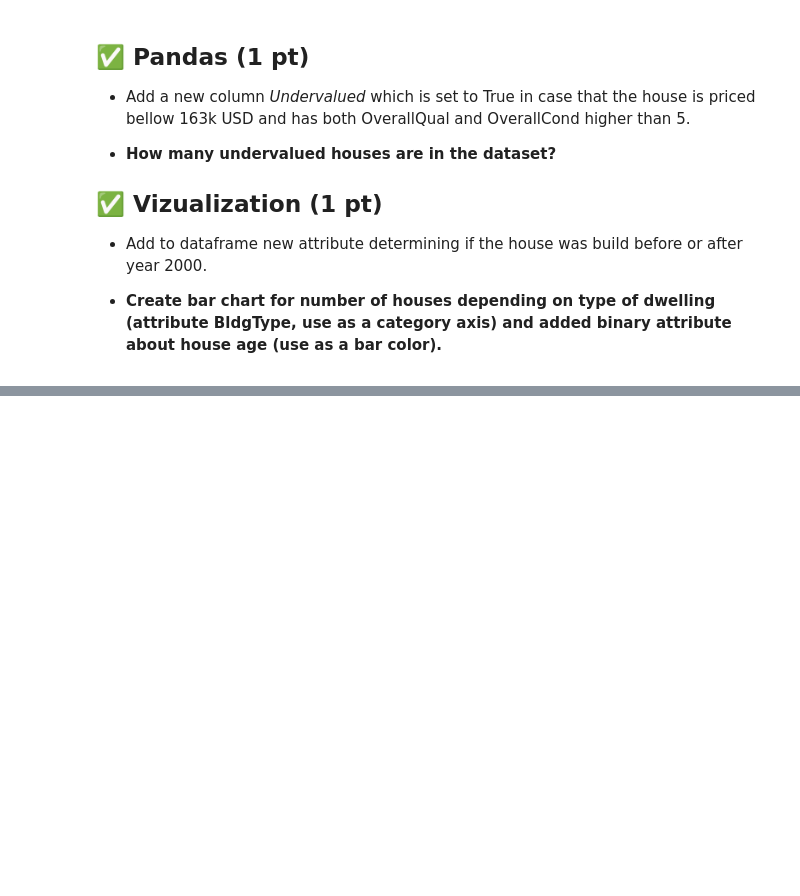
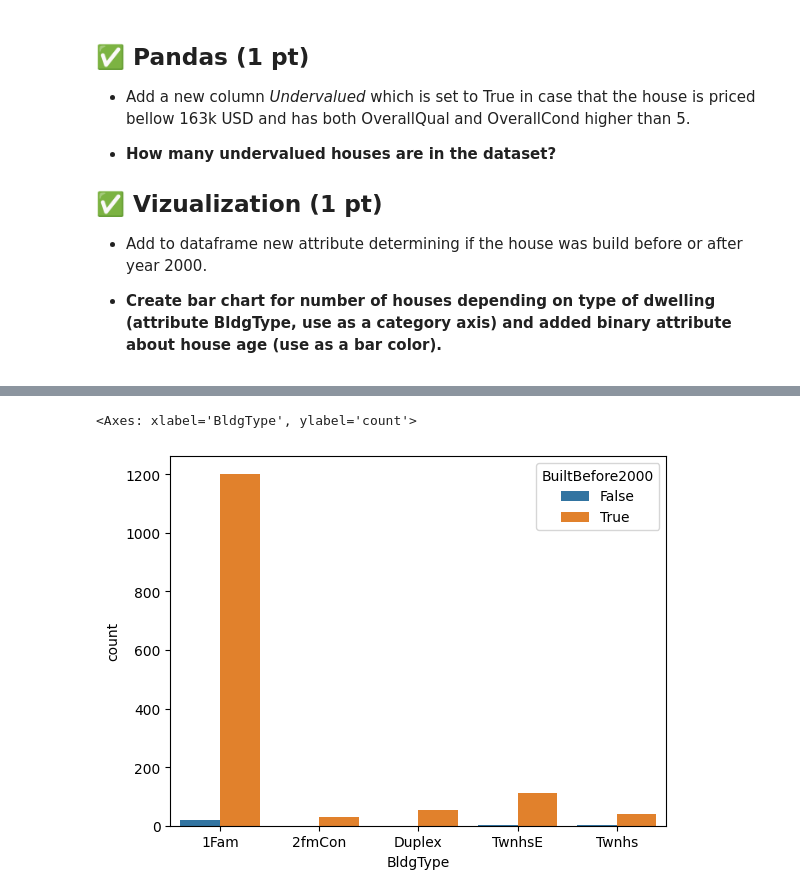
Before and after one commit to Sathya158/VSB-FEI-Fundamentals-of-Machine-Learning-Exercises, a Jupyter notebook: fml_01.ipynb, the cells around one changed output, grey strips where cells are left out. Saved outputs shown, nothing was run; the diff lists cells and outputs as text; code cells hidden in the pictures; blank space fills up the shorter version.

```diff
--- a/fml_01.ipynb
+++ b/fml_01.ipynb
@@ -650,3 +649,6 @@ display(sns.countplot(data=df, x='BldgType', hue='CentralAir', palette='Set1'))
 * Add to dataframe new attribute determining if the house was build before or after year 2000.
 
 * **Create bar chart for number of houses depending on type of dwelling (attribute BldgType, use as a category axis) and added binary attribute about house age (use as a bar color).**
+# %%
+df['Undervalued'] = (df['SalePrice'] < 163000) & (df['OverallQual'] > 5) & (df['OverallCond'] > 5)
+display(df['Undervalued'].value_counts())
@@ -652,0 +661,3 @@ display(sns.countplot(data=df, x='BldgType', hue='CentralAir', palette='Set1'))
+# %%
+df['BuiltBefore2000'] = (df['YearBuilt'] < 2000) | (df['YearBuilt'] > 2000)
+display(df[['YearBuilt', 'BuiltBefore2000']].head())
@@ -652,0 +671,5 @@ display(sns.countplot(data=df, x='BldgType', hue='CentralAir', palette='Set1'))
+# %%
+display(sns.countplot(data=df, x='BldgType', hue='BuiltBefore2000'))
+# %% [output]
+<Axes: xlabel='BldgType', ylabel='count'>
+[figure, added]
```
Also changed, not shown: parts of 3 cells of this notebook.
